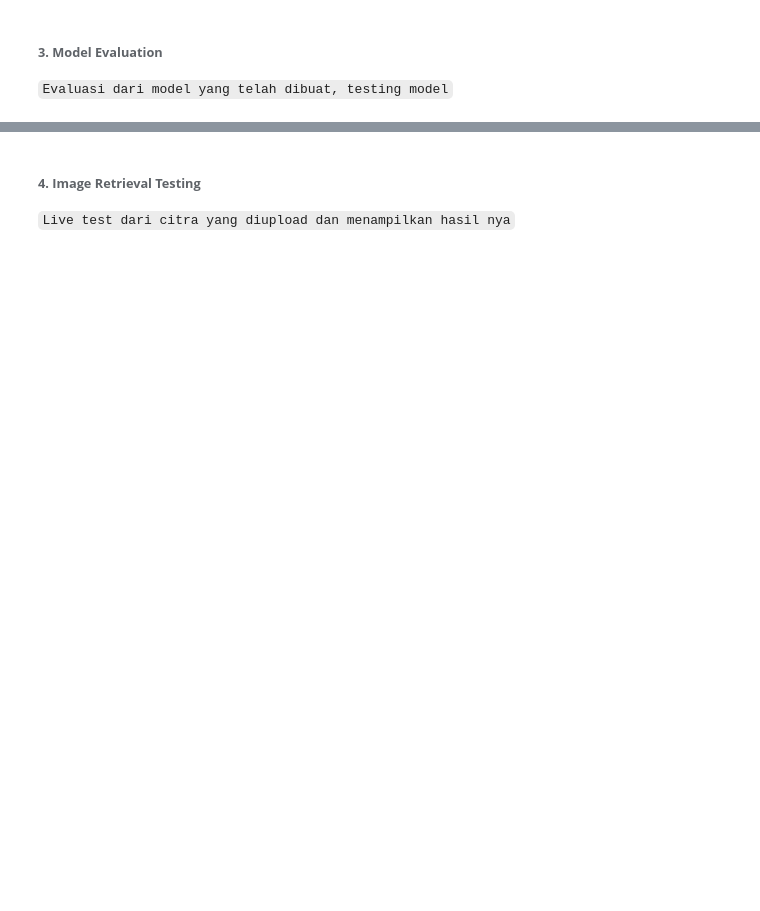
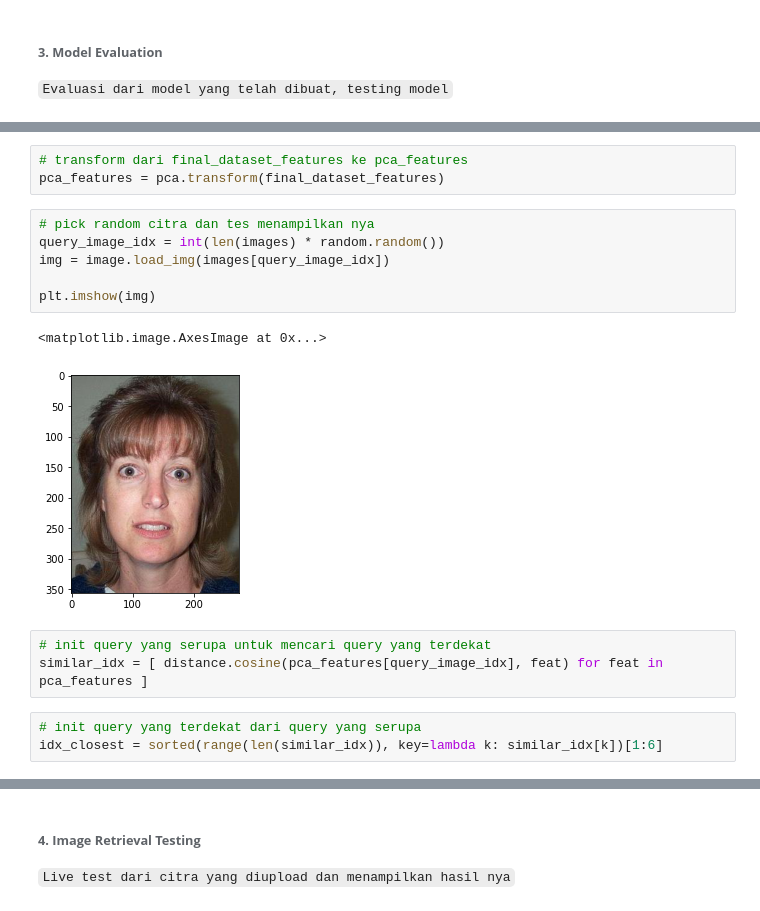
Before and after one commit to rasvanjaya21/animals-image-retrieval, a Jupyter notebook: code.ipynb, the cells around one changed output, grey strips where cells are left out. Cells and saved outputs as stored; diff of their text form; blank space fills up the shorter version.

```diff
--- a/code.ipynb
+++ b/code.ipynb
@@ -202,0 +241,18 @@ print("selesai meng-ekstrak feature untuk %d citra" % len(images))
+# %%
+# transform dari final_dataset_features ke pca_features
+pca_features = pca.transform(final_dataset_features)
+# %%
+# pick random citra dan tes menampilkan nya
+query_image_idx = int(len(images) * random.random())
+img = image.load_img(images[query_image_idx])
+
+plt.imshow(img)
+# %% [output]
+<matplotlib.image.AxesImage at 0x...>
+[figure, added]
+# %%
+# init query yang serupa untuk mencari query yang terdekat
+similar_idx = [ distance.cosine(pca_features[query_image_idx], feat) for feat in pca_features ]
+# %%
+# init query yang terdekat dari query yang serupa
+idx_closest = sorted(range(len(similar_idx)), key=lambda k: similar_idx[k])[1:6]
```
Also changed, not shown: parts of 19 cells of this notebook.
